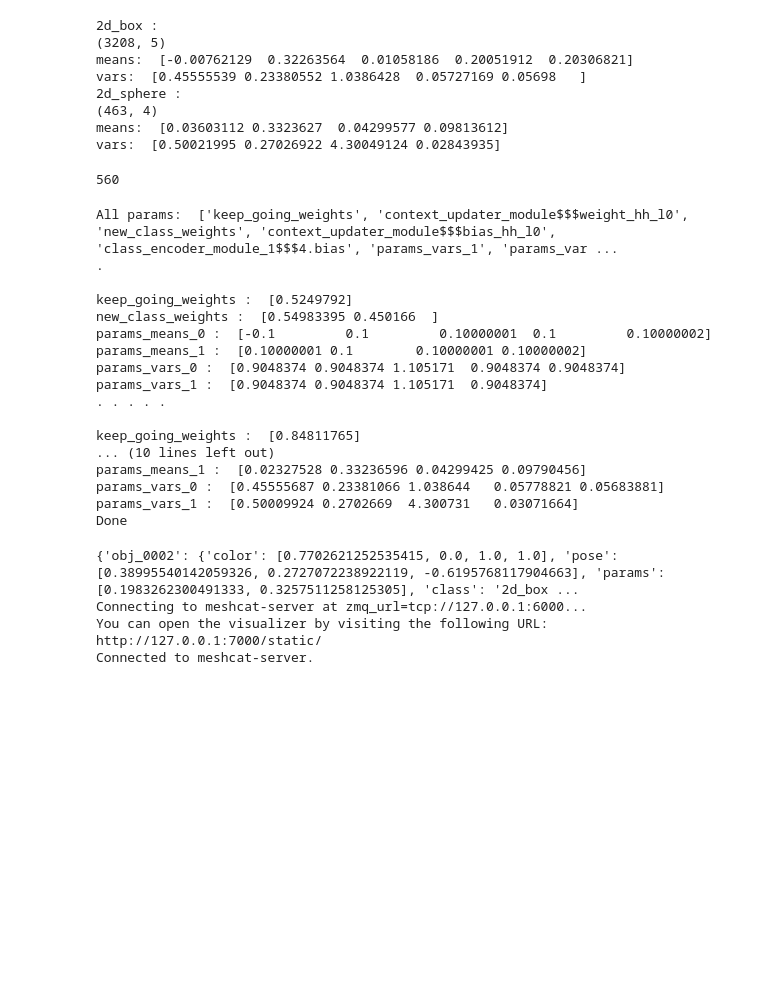
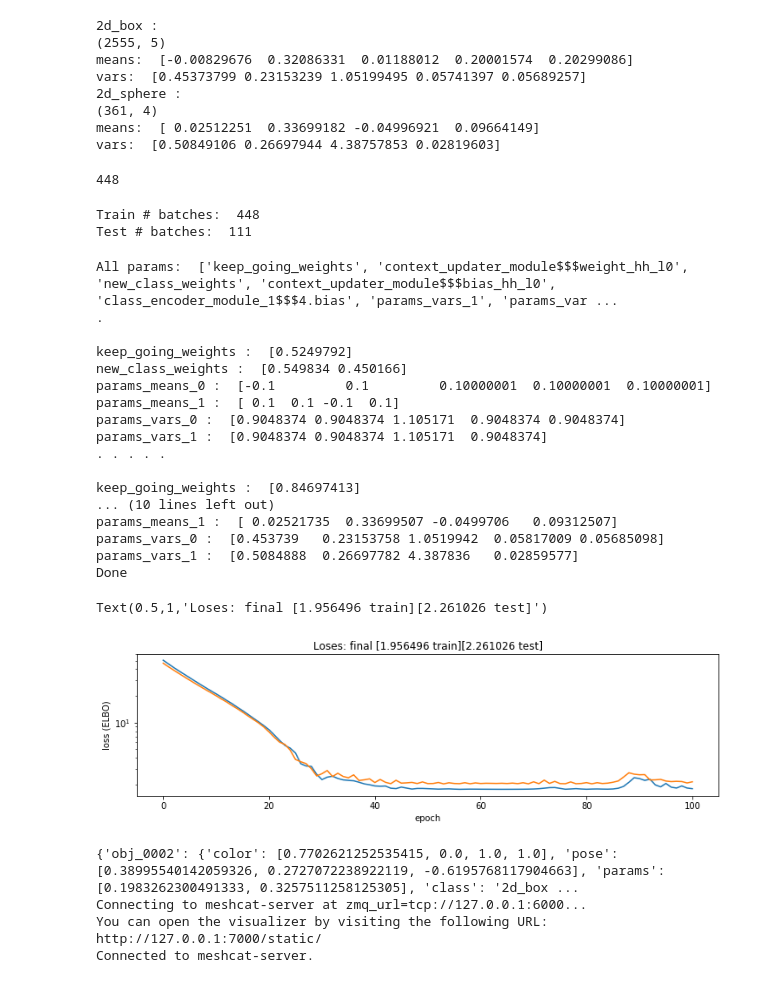
Before and after one commit to gizatt/scene_generation, a Jupyter notebook: notebooks/20190228_MBT_Context_Model_Stacks.ipynb, the cells around one changed output. Drawn from its saved outputs; the diff is of its cells as text; code cells hidden in the pictures; blank space fills up the shorter version.

```diff
--- a/notebooks/20190228_MBT_Context_Model_Stacks.ipynb
+++ b/notebooks/20190228_MBT_Context_Model_Stacks.ipynb
@@ -13,9 +13,10 @@ import scene_generation.data.dataset_utils as dataset_utils
 from scene_generation.models.planar_multi_object_multi_class_2 import MultiObjectMultiClassModel
 # %%
 import numpy as np
-DATA_FILE = "/home/gizatt/projects/scene_generation/data/planar_bin/planar_bin_static_scenes_stacks_tall.yaml"
-#DATA_FILE = "/home/gizatt/projects/scene_generation/data/planar_bin/planar_bin_static_scenes.yaml"
-scenes_dataset_yaml = dataset_utils.ScenesDataset(DATA_FILE)
+DATA_DIR_TRAIN = "/home/gizatt/projects/scene_generation/data/planar_bin/planar_bin_static_scenes_stacks_tall_train/"
+DATA_DIR_TEST = "/home/gizatt/projects/scene_generation/data/planar_bin/planar_bin_static_scenes_stacks_tall_test/"
+
+scenes_dataset_yaml = dataset_utils.ScenesDataset(DATA_DIR_TRAIN)
 params_by_object_class = {}
 for env_i in range(len(scenes_dataset_yaml)):
     env = scenes_dataset_yaml[env_i]
@@ -34,14 +35,14 @@ for object_name in params_by_object_class.keys():
     print "vars: ", np.std(params, axis=0)
 # %% [output]
 2d_box :
-(3208, 5)
-means:  [-0.00762129  0.32263564  0.01058186  0.20051912  0.20306821]
-vars:  [0.45555539 0.23380552 1.0386428  0.05727169 0.05698   ]
+(2555, 5)
+means:  [-0.00829676  0.32086331  0.01188012  0.20001574  0.20299086]
+vars:  [0.45373799 0.23153239 1.05199495 0.05741397 0.05689257]
 2d_sphere :
-(463, 4)
-means:  [0.03603112 0.3323627  0.04299577 0.09813612]
-vars:  [0.50021995 0.27026922 4.30049124 0.02843935]
+(361, 4)
+means:  [ 0.02512251  0.33699182 -0.04996921  0.09664149]
+vars:  [0.50849106 0.26697944 4.38757853 0.02819603]
 # %%
 print len(scenes_dataset_yaml)
 # %% [output]
-560
+448
@@ -51,3 +49,15 @@ data = scenes_dataset.get_full_dataset()
+# %%
+scenes_dataset = dataset_utils.ScenesDatasetVectorized(DATA_DIR_TRAIN, max_num_objects=20)
+data = scenes_dataset.get_full_dataset()
+
+scenes_dataset_test = dataset_utils.ScenesDatasetVectorized(DATA_DIR_TEST, max_num_objects=20)
+data_test = scenes_dataset_test.get_full_dataset()
+
+print "Train # batches: ", data.batch_size
+print "Test # batches: ", data_test.batch_size
+# %% [output]
+Train # batches:  448
+Test # batches:  111
 # %%
 # Rig for SVI, running with AutoDelta, which converges fairly reliably but
 # confuses the variances
@@ -82,6 +92,7 @@ optim = pyro.optim.Adam({'lr': 0.1, 'betas': [0.8, 0.99]})
 elbo = Trace_ELBO(max_plate_nesting=1)
 svi = SVI(model.model, guide, optim, loss=elbo)
 losses = []
+losses_test = []
 
 snapshots = {}
 for i in range(101):
@@ -93,9 +104,13 @@ for i in range(101):
     # I think there's a fundamental problem with variance estimation
     # under this guide / with this system -- see the single-box-dataset
     # estimates that don't capture the x vs y variance.
-    loss = svi.step(data, subsample_size=250)
+    loss = svi.step(data, subsample_size=250) / data.batch_size
     losses.append(loss)
     writer.add_scalar('loss', loss, i)
+
+    loss_test = svi.evaluate_loss(data_test, subsample_size=25) / data_test.batch_size
+    losses_test.append(loss_test)
+    writer.add_scalar('loss_test', loss_test, i)
 
     for p in pyro.get_param_store().keys():
         if p not in snapshots.keys():
@@ -115,19 +130,30 @@ All params:  ['keep_going_weights', 'context_updater_module$$$weight_hh_l0', 'ne
 .
 
 keep_going_weights :  [0.5249792]
-new_class_weights :  [0.54983395 0.450166  ]
-params_means_0 :  [-0.1         0.1         0.10000001  0.1         0.10000002]
-params_means_1 :  [0.10000001 0.1        0.10000001 0.10000002]
+new_class_weights :  [0.549834 0.450166]
+params_means_0 :  [-0.1         0.1         0.10000001  0.10000001  0.10000001]
+params_means_1 :  [ 0.1  0.1 -0.1  0.1]
 params_vars_0 :  [0.9048374 0.9048374 1.105171  0.9048374 0.9048374]
 params_vars_1 :  [0.9048374 0.9048374 1.105171  0.9048374]
 . . . . .
 
-keep_going_weights :  [0.84811765]
+keep_going_weights :  [0.84697413]
 ... (10 lines left out)
-params_means_1 :  [0.02327528 0.33236596 0.04299425 0.09790456]
-params_vars_0 :  [0.45555687 0.23381066 1.038644   0.05778821 0.05683881]
-params_vars_1 :  [0.50009924 0.2702669  4.300731   0.03071664]
+params_means_1 :  [ 0.02521735  0.33699507 -0.0499706   0.09312507]
+params_vars_0 :  [0.453739   0.23153758 1.0519942  0.05817009 0.05685098]
+params_vars_1 :  [0.5084888  0.26697782 4.387836   0.02859577]
 Done
+# %%
+plt.figure().set_size_inches(12, 3)
+plt.plot(losses, label="train")
+plt.plot(losses_test, label="test")
+plt.semilogy()
+plt.xlabel("epoch")
+plt.ylabel("loss (ELBO)")
+plt.title("Loses: final [%f train][%f test]" % (np.mean(losses[-20:]), np.mean(losses_test[-20:])))
+# %% [output]
+Text(0.5,1,'Loses: final [1.956496 train][2.261026 test]')
+[figure, added]
 # %%
 # Save model
 pyro.get_param_store().save("planar_multi_object_multi_class_2_simple_stacks_unstructured.pyro")
```
Also changed, not shown: parts of 1 cell of this notebook, 9 other files.
